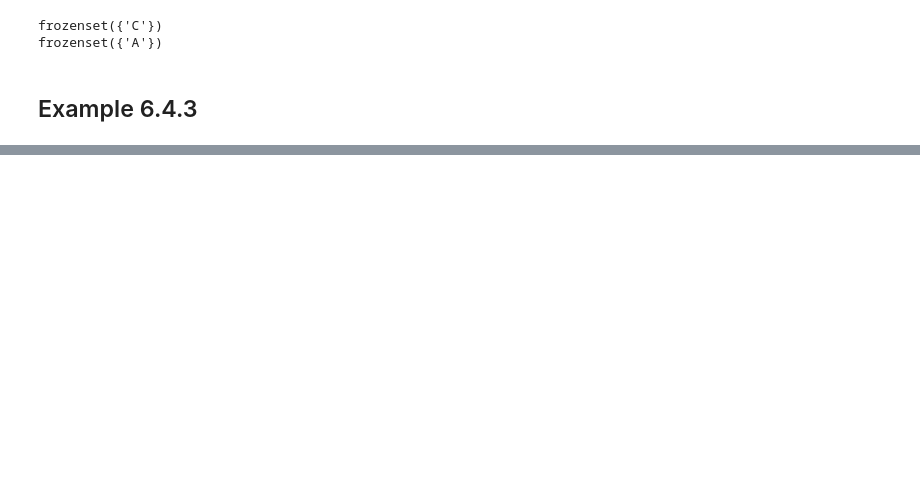
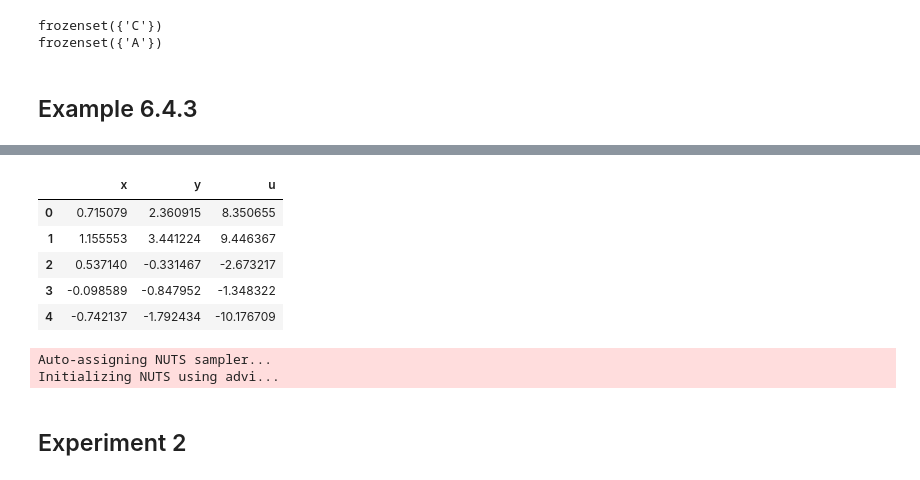
Before and after one commit to somnath1077/statistical_rethinking, a Jupyter notebook: code/ch06/nb04_confronting_confounding.ipynb, the cells around one changed output, grey strips where cells are left out. Cells and saved outputs as stored; diff of their text form; code cells hidden in the pictures; blank space fills up the shorter version.

Commit message:
experiments 1 and 2

```diff
--- a/code/ch06/nb04_confronting_confounding.ipynb
+++ b/code/ch06/nb04_confronting_confounding.ipynb
@@ -148,0 +168,45 @@ all_independencies
+# %%
+import arviz as az
+import pandas as pd
+import pymc3 as pm
+import matplotlib.pyplot as plt
+import numpy as np
+
+from scipy.stats import norm
+
+
+N = 1000
+b_xy = 1
+b_xu = 2
+b_yu = 3
+
+x = norm.rvs(loc=0, scale=1, size=N)
+y = b_xy * x + norm.rvs(loc=0, scale=2, size=N)
+u = b_xu * x  + b_yu * y + norm.rvs(loc=0, scale=3, size=N)
+
+df = pd.DataFrame({'x':x, 'y': y, 'u': u})
+df.head()
+# %% [output]
+|  | x | y | u |
+| 0 | 0.715079 | 2.360915 | 8.350655 |
+| 1 | 1.155553 | 3.441224 | 9.446367 |
+| 2 | 0.537140 | -0.331467 | -2.673217 |
+| 3 | -0.098589 | -0.847952 | -1.348322 |
+| 4 | -0.742137 | -1.792434 | -10.176709 |
+# %%
+with pm.Model() as m_exp1_1:
+    a  = pm.Normal('a', mu=0, sigma=0.01)
+    b_xy = pm.Normal('b_xy', mu=1, sigma=2)
+    b_uy = pm.Normal('b_uy', mu=0, sigma=2)
+
+    mu = a + b_xy * df['x'].values + b_uy * df['u'].values
+    sigma = pm.Exponential('sigma', lam=1)
+
+    y = pm.Normal('y', mu=mu, sigma=sigma, observed=df['y'].values)
+
+    trace_exp1_1 = pm.sample(2000, init='advi', tune=2000)
+
+az.summary(trace_exp1_1, var_names=['b_xy', 'b_uy', 'a', 'sigma'], hdi_prob=0.89)
+# %% [output]
+Auto-assigning NUTS sampler...
+Initializing NUTS using advi...
@@ -148,0 +226,2 @@ all_independencies
+# %% [markdown]
+## Experiment 2
```
Also changed, not shown: parts of 12 cells of this notebook, 1 other file.
